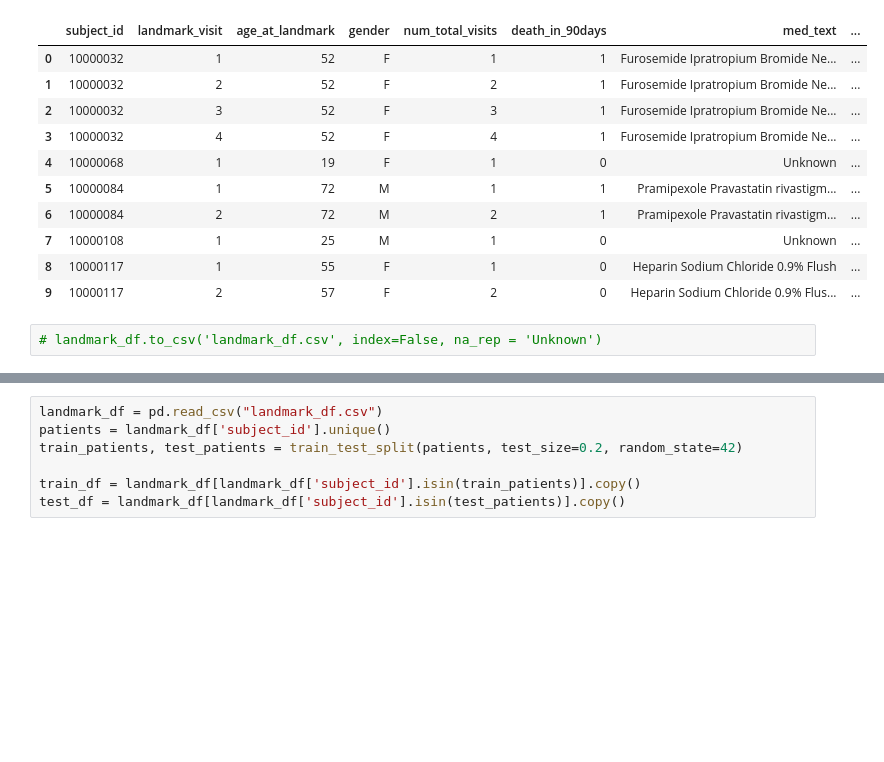
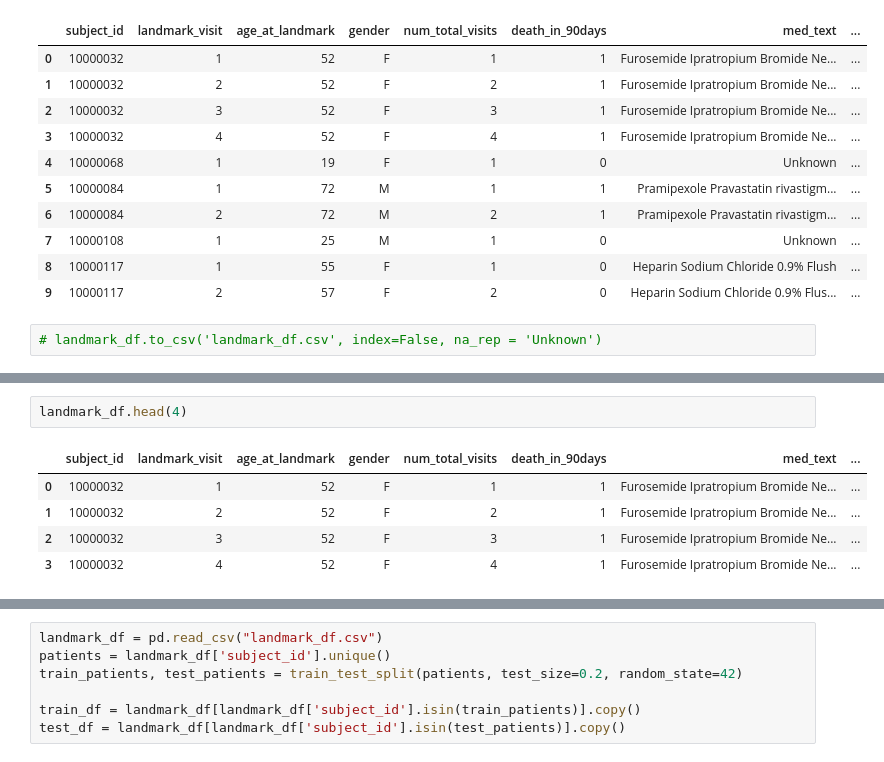
Before and after one commit to michechi/LLMSeq, a Jupyter notebook: src/xgboost.ipynb, the cells around one changed output, grey strips where cells are left out. Saved outputs shown, nothing was run; the diff lists cells and outputs as text; blank space fills up the shorter version.

```diff
--- a/src/xgboost.ipynb
+++ b/src/xgboost.ipynb
@@ -616,0 +692,8 @@ print(results_df)
+# %%
+landmark_df.head(4)
+# %% [output]
+|  | subject_id | landmark_visit | age_at_landmark | gender | num_total_visits | death_in_90days | med_text | ... |
+| 0 | 10000032 | 1 | 52 | F | 1 | 1 | Furosemide Ipratropium Bromide Ne... | ... |
+| 1 | 10000032 | 2 | 52 | F | 2 | 1 | Furosemide Ipratropium Bromide Ne... | ... |
+| 2 | 10000032 | 3 | 52 | F | 3 | 1 | Furosemide Ipratropium Bromide Ne... | ... |
+| 3 | 10000032 | 4 | 52 | F | 4 | 1 | Furosemide Ipratropium Bromide Ne... | ... |
```
Also changed, not shown: parts of 3 cells of this notebook, 1 other file.
